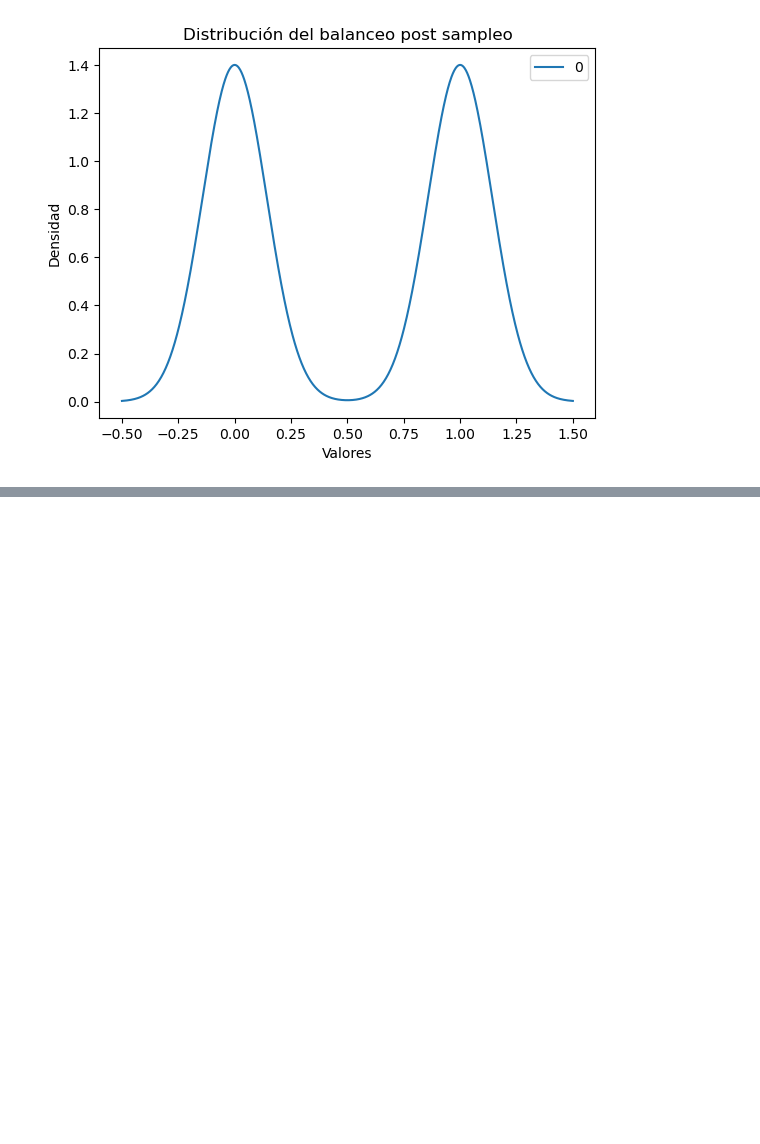
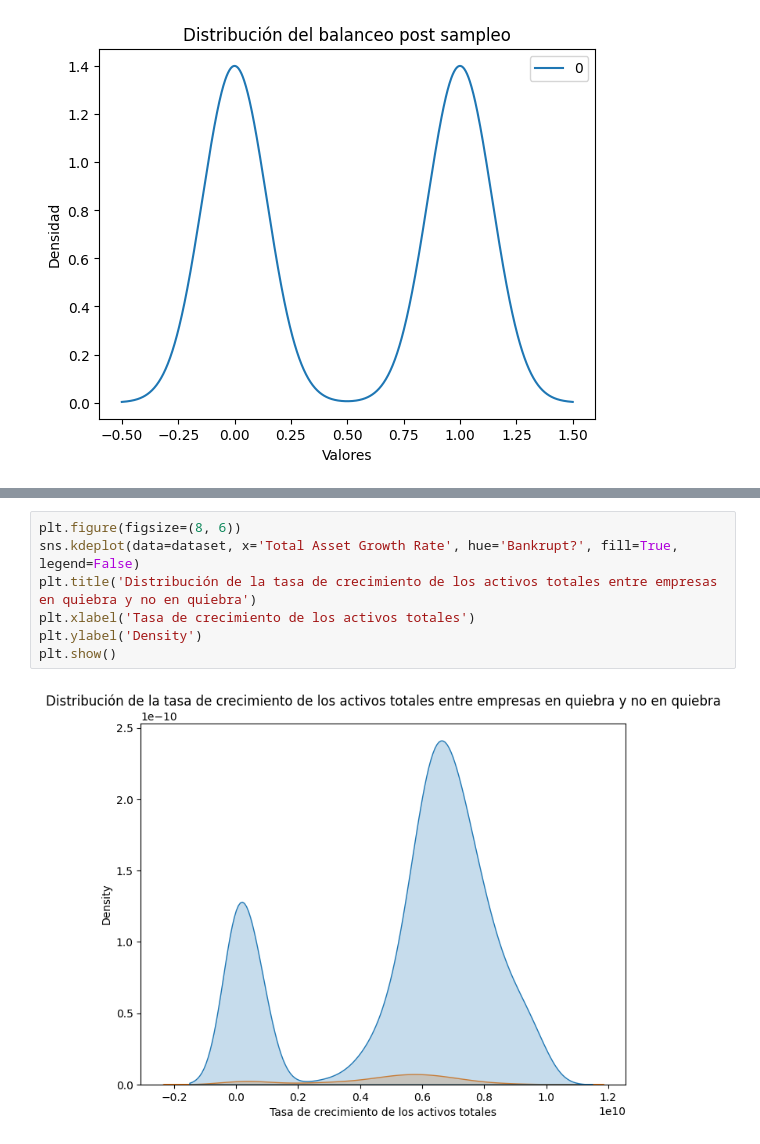
Before and after one commit to AxelCHCR/ProyectoI_AI, a Jupyter notebook: proyecto.ipynb, the cells around one changed output, grey strips where cells are left out. Drawn from its saved outputs; the diff is of its cells as text; blank space fills up the shorter version.

```diff
--- a/proyecto.ipynb
+++ b/proyecto.ipynb
@@ -281,0 +456,9 @@ weighted avg       0.58      0.58      0.58       108
+# %%
+plt.figure(figsize=(8, 6))
+sns.kdeplot(data=dataset, x='Total Asset Growth Rate', hue='Bankrupt?', fill=True, legend=False)
+plt.title('Distribución de la tasa de crecimiento de los activos totales entre empresas en quiebra y no en quiebra')
+plt.xlabel('Tasa de crecimiento de los activos totales')
+plt.ylabel('Density')
+plt.show()
+# %% [output]
+[figure, added]
```
Also changed, not shown: parts of 62 cells of this notebook, 1 other file.
